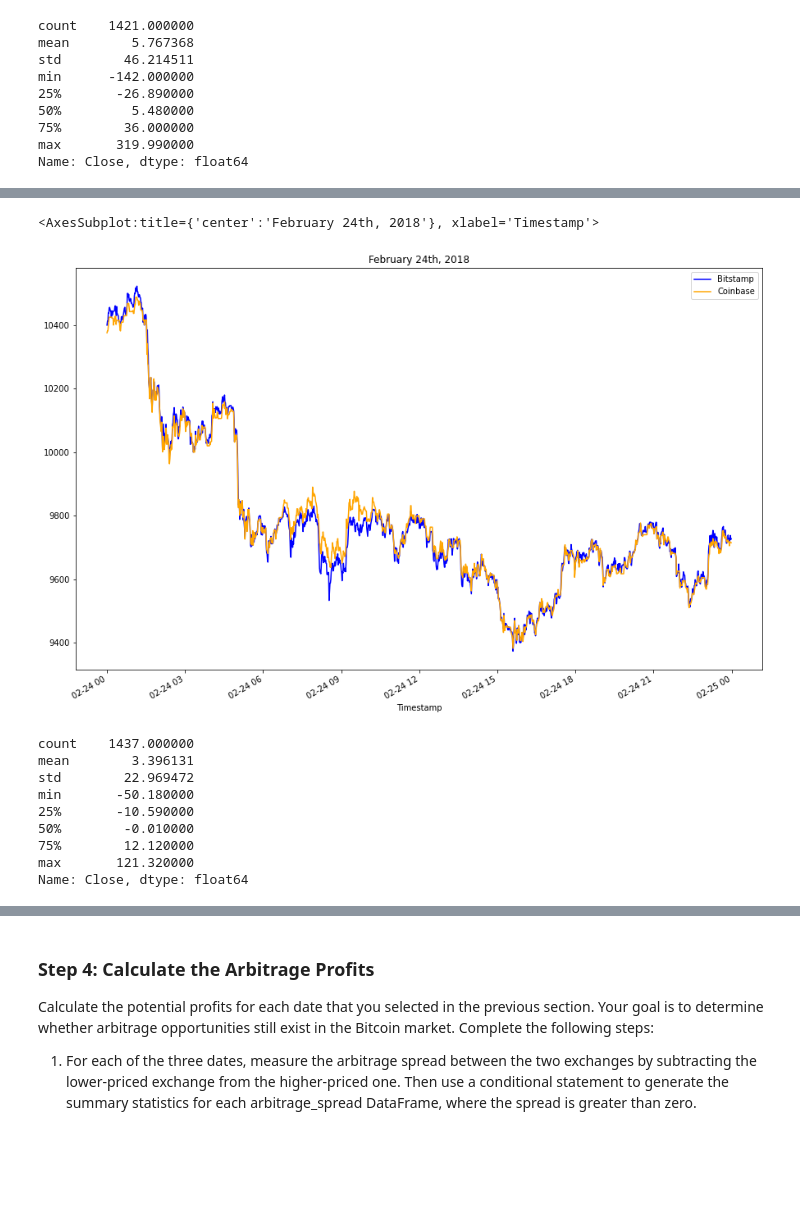
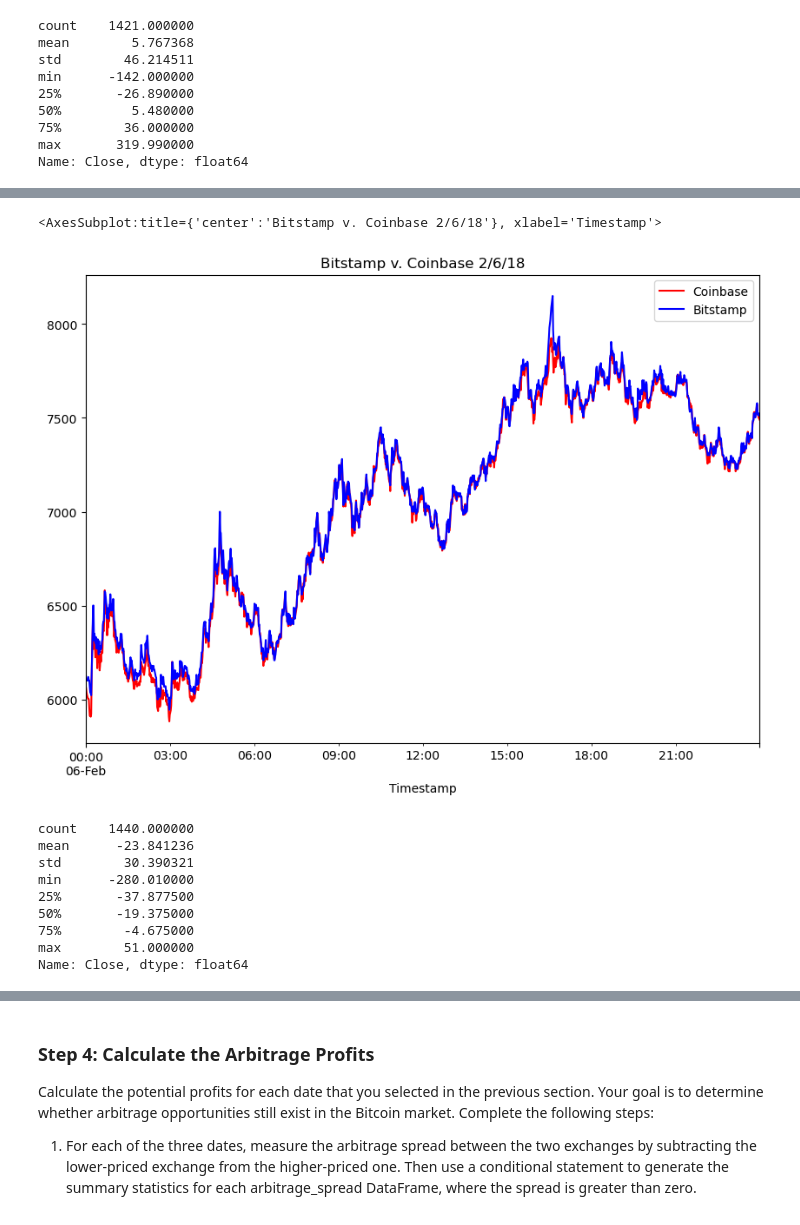
Before and after one commit to 12jasteiner/Module_3_Crypto_Arbitrage, a Jupyter notebook: crypto_arbitrage.ipynb, the cells around one changed output, grey strips where cells are left out. Cells and saved outputs as stored; diff of their text form; code cells hidden in the pictures; blank space fills up the shorter version.

Commit message:
Specific date analysis bitstamp v. coinbase for 1/1/18, 2/6/18, and 3/30/18. Comparisons plotted, arbitrage spread calculated, described, and graphed using close price.

```diff
--- a/crypto_arbitrage.ipynb
+++ b/crypto_arbitrage.ipynb
@@ -352,26 +352,26 @@ Name: Close, dtype: float64
 # %%
 # Create an overlay plot that visualizes the two dataframes over a period of one day from the middle of the dataset.
 # Be sure that the plots include the parameters `legend`, `figsize`, `title`, `color` and `label`
-# YOUR CODE HERE
+coinbase_df["Close"].loc["2018-02-06"].plot(legend=True, figsize=(10, 7), title = "Bitstamp v. Coinbase 2/6/18", color="red", label = "Coinbase")
+bitstamp_df["Close"].loc["2018-02-06"].plot(legend=True, figsize=(10, 7), color = "blue", label = "Bitstamp")
 # %% [output]
-<AxesSubplot:title={'center':'February 24th, 2018'}, xlabel='Timestamp'>
+<AxesSubplot:title={'center':'Bitstamp v. Coinbase 2/6/18'}, xlabel='Timestamp'>
-[figure, old version]
+[figure, new version]
 # %%
 # Using the date in the middle that you have selected, calculate the arbitrage spread
 # by subtracting the bitstamp lower closing prices from the coinbase higher closing prices
-arbitrage_spread_middle = # YOUR CODE HERE
-
+arbitrage_spread_middle = coinbase_df["Close"].loc["2018-02-06"] - bitstamp_df["Close"].loc["2018-02-06"]
 # Generate summary statistics
-# YOUR CODE HERE
+arbitrage_spread_middle.describe()
 # %% [output]
-count    1437.000000
-mean        3.396131
-std        22.969472
-min       -50.180000
-25%       -10.590000
-50%        -0.010000
-75%        12.120000
-max       121.320000
+count    1440.000000
+mean      -23.841236
+std        30.390321
+min      -280.010000
+25%       -37.877500
+50%       -19.375000
+75%        -4.675000
+max        51.000000
 Name: Close, dtype: float64
 # %%
 # Visualize the arbitrage spread from the middle of the dataset in a box plot
```
Also changed, not shown: parts of 7 cells of this notebook.
